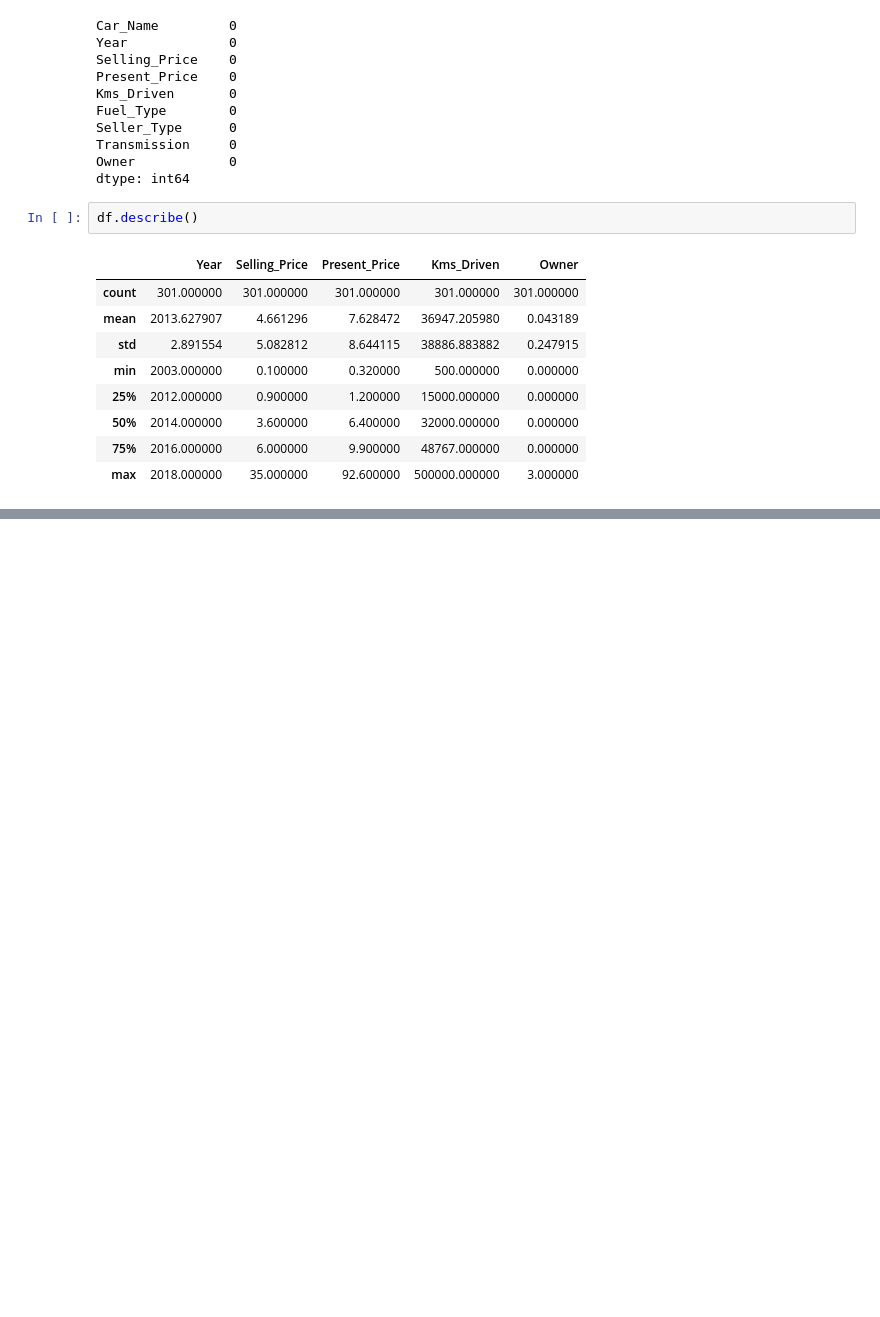
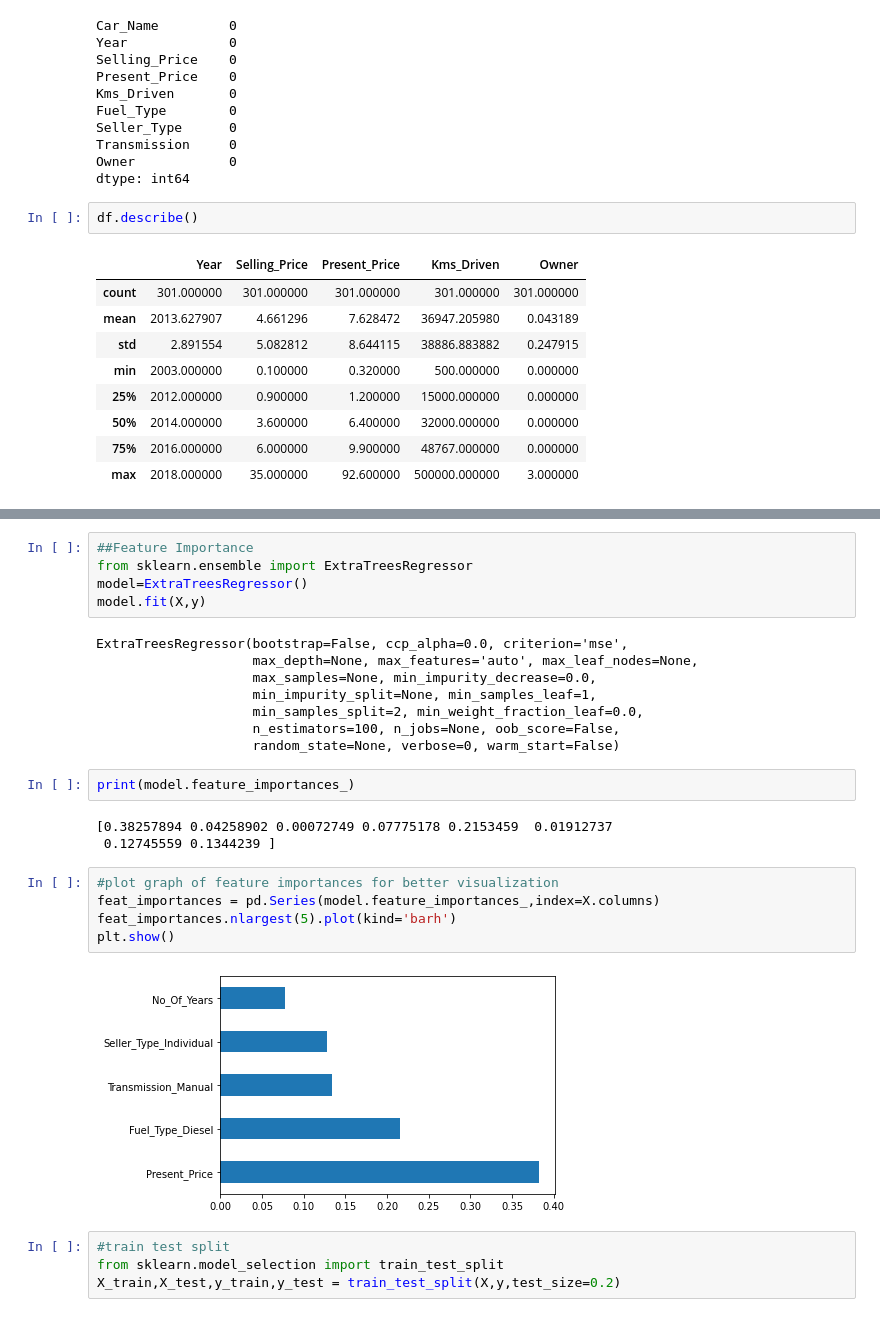
Before and after one commit to amritv308/Machine-Learning-Implementation-in-Python, a Jupyter notebook: CarPricePredictionLive.ipynb, the cells around one changed output, grey strips where cells are left out. Drawn from its saved outputs; the diff is of its cells as text; blank space fills up the shorter version.

```diff
--- a/CarPricePredictionLive.ipynb
+++ b/CarPricePredictionLive.ipynb
@@ -51,0 +181,29 @@ df.describe()
+# %%
+##Feature Importance
+from sklearn.ensemble import ExtraTreesRegressor
+model=ExtraTreesRegressor()
+model.fit(X,y)
+# %% [output]
+ExtraTreesRegressor(bootstrap=False, ccp_alpha=0.0, criterion='mse',
+                    max_depth=None, max_features='auto', max_leaf_nodes=None,
+                    max_samples=None, min_impurity_decrease=0.0,
+                    min_impurity_split=None, min_samples_leaf=1,
+                    min_samples_split=2, min_weight_fraction_leaf=0.0,
+                    n_estimators=100, n_jobs=None, oob_score=False,
+                    random_state=None, verbose=0, warm_start=False)
+# %%
+print(model.feature_importances_)
+# %% [output]
+[0.38257894 0.04258902 0.00072749 0.07775178 0.2153459  0.01912737
+ 0.12745559 0.1344239 ]
+# %%
+#plot graph of feature importances for better visualization
+feat_importances = pd.Series(model.feature_importances_,index=X.columns)
+feat_importances.nlargest(5).plot(kind='barh')
+plt.show()
+# %% [output]
+[figure, added]
+# %%
+#train test split
+from sklearn.model_selection import train_test_split
+X_train,X_test,y_train,y_test = train_test_split(X,y,test_size=0.2)
```
Also changed, not shown: parts of 37 cells of this notebook.
